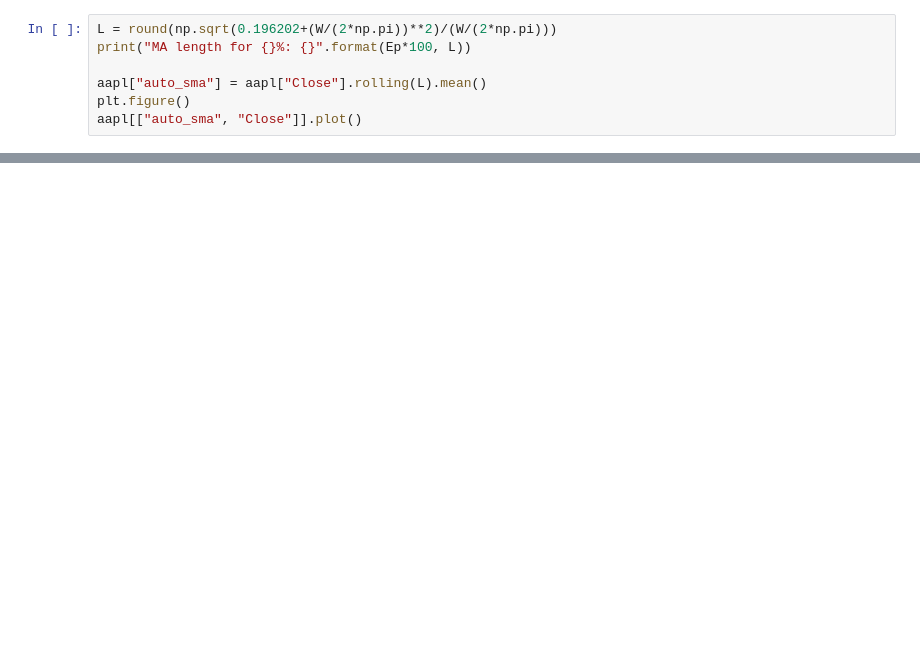
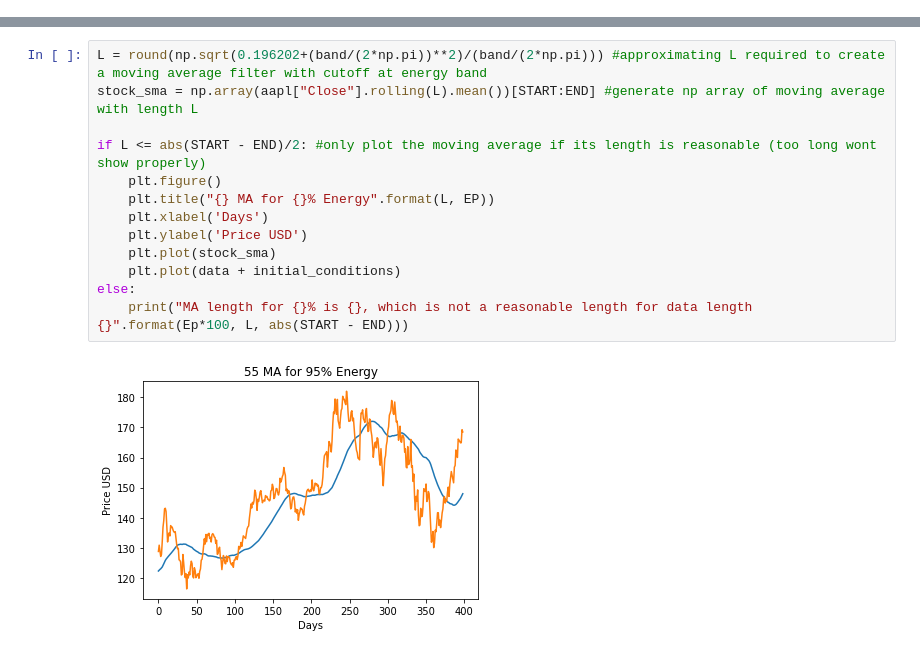
Before and after one commit to yassinkortam/ma_analysis, a Jupyter notebook: ma_analysis.ipynb, the cells around one changed output, grey strips where cells are left out. Saved outputs shown, nothing was run; the diff lists cells and outputs as text; blank space fills up the shorter version.

```diff
--- a/ma_analysis.ipynb
+++ b/ma_analysis.ipynb
@@ -86,7 +105,0 @@ plt.plot(data + initial_conditions)
-# %%
-L = round(np.sqrt(0.196202+(W/(2*np.pi))**2)/(W/(2*np.pi)))
-print("MA length for {}%: {}".format(Ep*100, L))
-
-aapl["auto_sma"] = aapl["Close"].rolling(L).mean()
-plt.figure()
-aapl[["auto_sma", "Close"]].plot()
@@ -105,0 +110,15 @@ plt.plot(T, yout)
+# %%
+L = round(np.sqrt(0.196202+(band/(2*np.pi))**2)/(band/(2*np.pi))) #approximating L required to create a moving average filter with cutoff at energy band
+stock_sma = np.array(aapl["Close"].rolling(L).mean())[START:END] #generate np array of moving average with length L
+
+if L <= abs(START - END)/2: #only plot the moving average if its length is reasonable (too long wont show properly)
+    plt.figure()
+    plt.title("{} MA for {}% Energy".format(L, EP))
+    plt.xlabel('Days')
+    plt.ylabel('Price USD')
+    plt.plot(stock_sma)
+    plt.plot(data + initial_conditions)
+else:
+    print("MA length for {}% is {}, which is not a reasonable length for data length {}".format(Ep*100, L, abs(START - END)))
+# %% [output]
+[figure, added]
```
Also changed, not shown: parts of 15 cells of this notebook.
